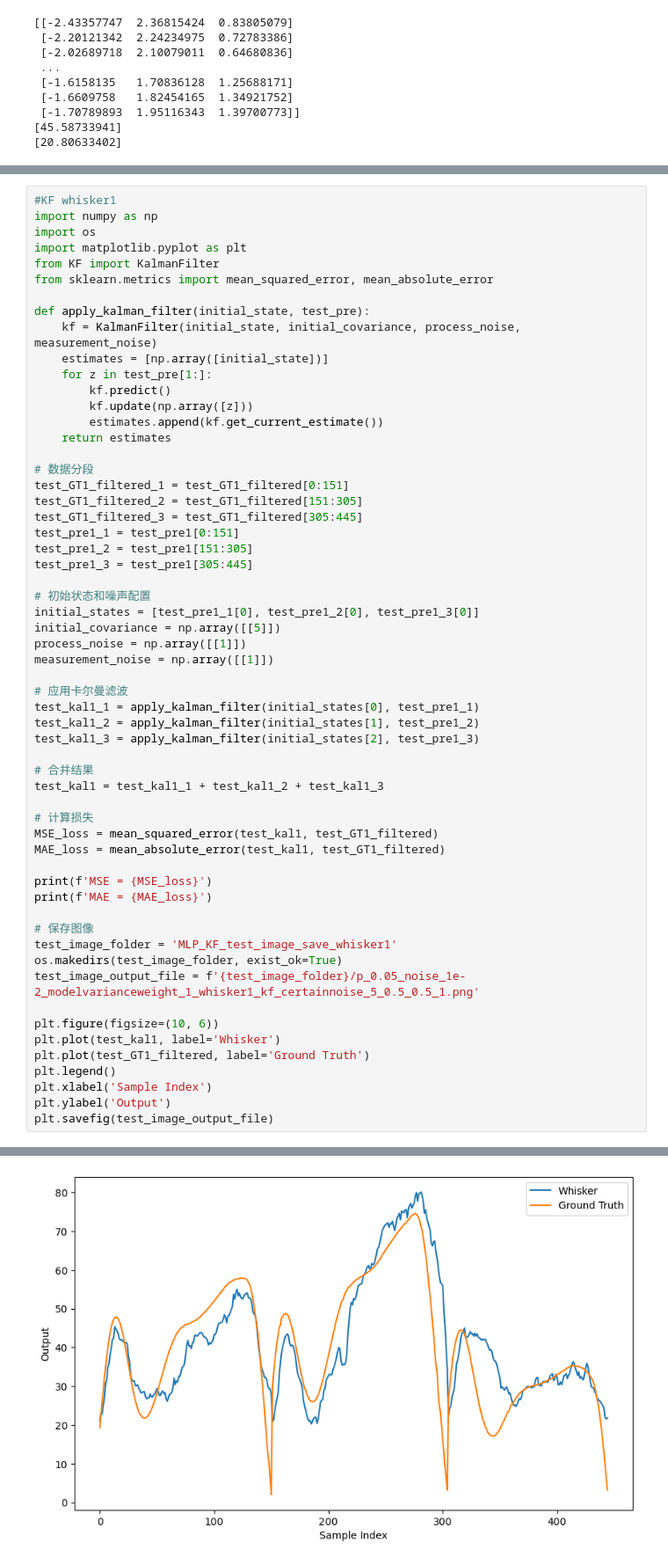
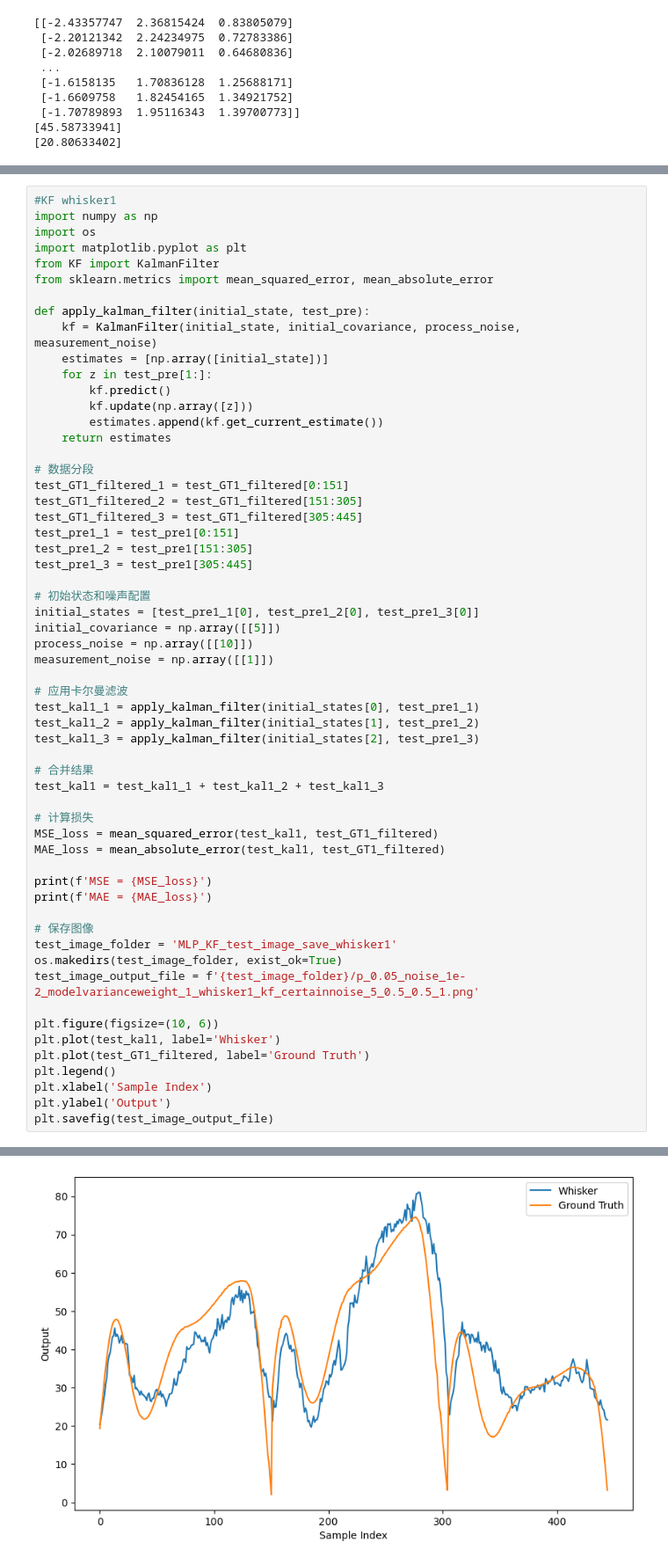
Before and after one commit to TacYee/autonomous-fly, a Jupyter notebook: Optitrack/dataanalyse/uncertainty_mlp_KF.ipynb, the cells around one changed output, grey strips where cells are left out. Shown at 88% size. Drawn from its saved outputs; the diff is of its cells as text.

```diff
--- a/Optitrack/dataanalyse/uncertainty_mlp_KF.ipynb
+++ b/Optitrack/dataanalyse/uncertainty_mlp_KF.ipynb
@@ -192,7 +192,7 @@ test_pre1_3 = test_pre1[305:445]
 # 初始状态和噪声配置
 initial_states = [test_pre1_1[0], test_pre1_2[0], test_pre1_3[0]]
 initial_covariance = np.array([[5]])
-process_noise = np.array([[1]])
+process_noise = np.array([[10]])
 measurement_noise = np.array([[1]])
 
 # 应用卡尔曼滤波
@@ -228,4 +228,4 @@ MAE = 6.7214886163363525
-[figure, old version]
+[figure, new version]
 # %%
 #uncertainty KF whisker1
 import numpy as np
```
Also changed, not shown: parts of 10 cells of this notebook, 13 other files.
